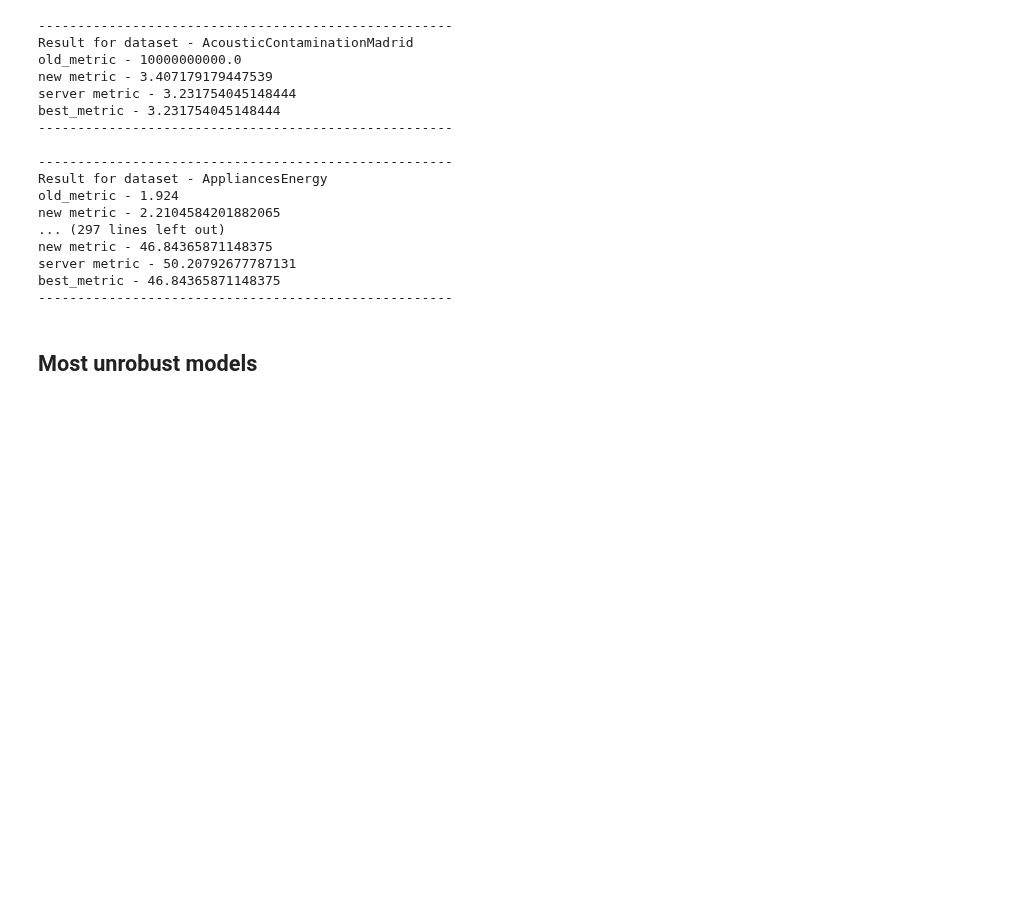
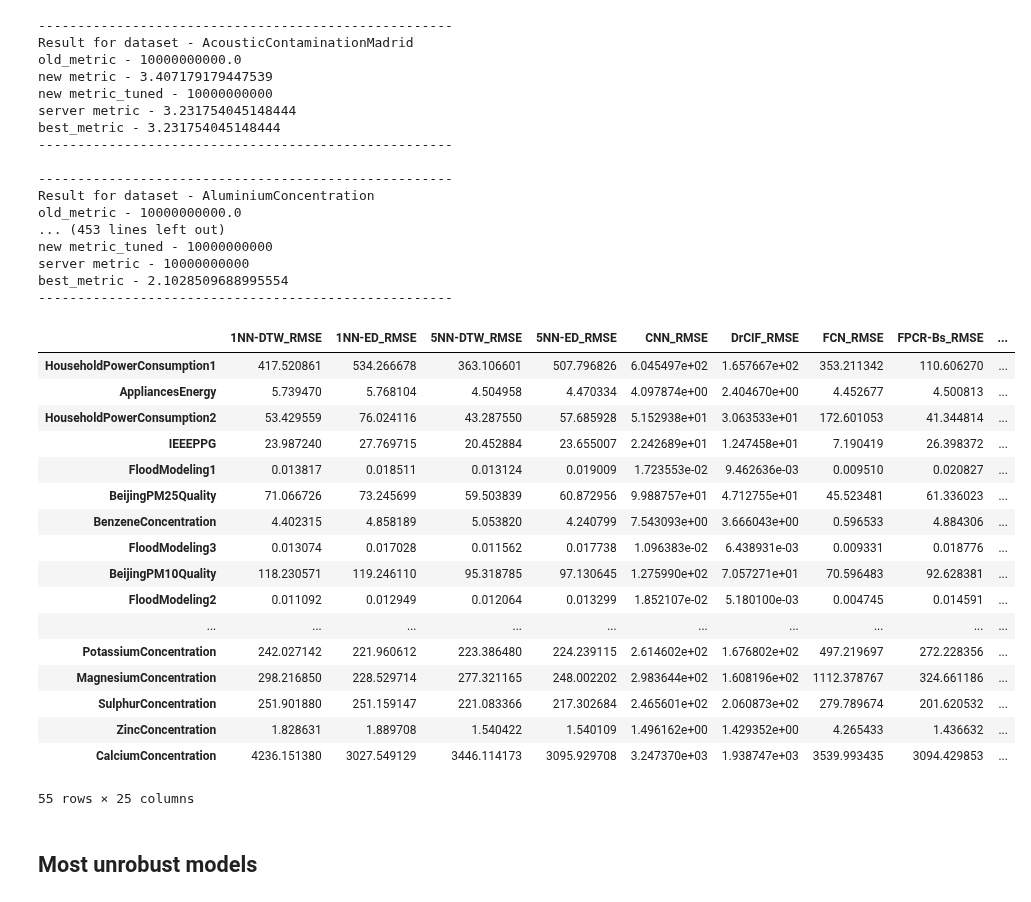
Before and after one commit to aimclub/Fedot.Industrial, a Jupyter notebook: examples/benchmark_example/analysis of results/analysis_regr.ipynb, the cells around one changed output. Saved outputs shown, nothing was run; the diff lists cells and outputs as text; code cells hidden in the pictures; blank space fills up the shorter version.

```diff
--- a/examples/benchmark_example/analysis of results/analysis_regr.ipynb
+++ b/examples/benchmark_example/analysis of results/analysis_regr.ipynb
@@ -17,6 +17,10 @@ for i in os.listdir(path_to_datasets):
         metric_report = Path(path_to_datasets, i, 'metrics_report.csv')
         data = pd.read_csv(metric_report, index_col=0)
         new_metric = float(data.loc[i, ['Fedot_Industrial']].values)
+        if 'Fedot_Industrial_finetuned' in data.columns:
+            new_metric_tuned = float(data.loc[i, ['Fedot_Industrial_finetuned']].values)
+        else:
+            new_metric_tuned = empty_result
         if i in os.listdir(path_to_server_results_2024):
             metric_report_server = Path(path_to_server_results_2024, i, 'metrics_report.csv')
             data_server = pd.read_csv(metric_report_server, index_col=0)
@@ -29,10 +33,12 @@ for i in os.listdir(path_to_datasets):
               f'Result for dataset - {i}\n'
               f'old_metric - {old_metric}\n'
               f'new metric - {new_metric}\n'
+               f'new metric_tuned - {new_metric_tuned}\n'
               f'server metric - {new_metric_server}\n'
               f'best_metric - {best_metric}\n'
               f'-----------------------------------------------------\n')
         reg_comp.loc[i, ['Fedot_Industrial_best']] = best_metric
+        reg_comp.loc[i, ['Fedot_Industrial_finetuned']] = new_metric_tuned
     except Exception as e:
         print(f"{e}")
         print(f"{i}")
@@ -41,18 +47,39 @@ for i in os.listdir(path_to_datasets):
 Result for dataset - AcousticContaminationMadrid
 old_metric - 10000000000.0
 new metric - 3.407179179447539
+new metric_tuned - 10000000000
 server metric - 3.231754045148444
 best_metric - 3.231754045148444
 -----------------------------------------------------
 
 -----------------------------------------------------
-Result for dataset - AppliancesEnergy
-old_metric - 1.924
-new metric - 2.2104584201882065
-... (297 lines left out)
-new metric - 46.84365871148375
-server metric - 50.20792677787131
-best_metric - 46.84365871148375
+Result for dataset - AluminiumConcentration
+old_metric - 10000000000.0
+... (453 lines left out)
+new metric_tuned - 10000000000
+server metric - 10000000000
+best_metric - 2.1028509688995554
 -----------------------------------------------------
 # %%
 reg_comp = reg_comp[reg_comp['Fedot_Industrial_best']!=empty_result]
+# %%
+reg_comp
+# %% [output]
+|  | 1NN-DTW_RMSE | 1NN-ED_RMSE | 5NN-DTW_RMSE | 5NN-ED_RMSE | CNN_RMSE | DrCIF_RMSE | FCN_RMSE | FPCR-Bs_RMSE | ... |
+| HouseholdPowerConsumption1 | 417.520861 | 534.266678 | 363.106601 | 507.796826 | 6.045497e+02 | 1.657667e+02 | 353.211342 | 110.606270 | ... |
+| AppliancesEnergy | 5.739470 | 5.768104 | 4.504958 | 4.470334 | 4.097874e+00 | 2.404670e+00 | 4.452677 | 4.500813 | ... |
+| HouseholdPowerConsumption2 | 53.429559 | 76.024116 | 43.287550 | 57.685928 | 5.152938e+01 | 3.063533e+01 | 172.601053 | 41.344814 | ... |
+| IEEEPPG | 23.987240 | 27.769715 | 20.452884 | 23.655007 | 2.242689e+01 | 1.247458e+01 | 7.190419 | 26.398372 | ... |
+| FloodModeling1 | 0.013817 | 0.018511 | 0.013124 | 0.019009 | 1.723553e-02 | 9.462636e-03 | 0.009510 | 0.020827 | ... |
+| BeijingPM25Quality | 71.066726 | 73.245699 | 59.503839 | 60.872956 | 9.988757e+01 | 4.712755e+01 | 45.523481 | 61.336023 | ... |
+| BenzeneConcentration | 4.402315 | 4.858189 | 5.053820 | 4.240799 | 7.543093e+00 | 3.666043e+00 | 0.596533 | 4.884306 | ... |
+| FloodModeling3 | 0.013074 | 0.017028 | 0.011562 | 0.017738 | 1.096383e-02 | 6.438931e-03 | 0.009331 | 0.018776 | ... |
+| BeijingPM10Quality | 118.230571 | 119.246110 | 95.318785 | 97.130645 | 1.275990e+02 | 7.057271e+01 | 70.596483 | 92.628381 | ... |
+| FloodModeling2 | 0.011092 | 0.012949 | 0.012064 | 0.013299 | 1.852107e-02 | 5.180100e-03 | 0.004745 | 0.014591 | ... |
+| ... | ... | ... | ... | ... | ... | ... | ... | ... | ... |
+| PotassiumConcentration | 242.027142 | 221.960612 | 223.386480 | 224.239115 | 2.614602e+02 | 1.676802e+02 | 497.219697 | 272.228356 | ... |
+| MagnesiumConcentration | 298.216850 | 228.529714 | 277.321165 | 248.002202 | 2.983644e+02 | 1.608196e+02 | 1112.378767 | 324.661186 | ... |
+| SulphurConcentration | 251.901880 | 251.159147 | 221.083366 | 217.302684 | 2.465601e+02 | 2.060873e+02 | 279.789674 | 201.620532 | ... |
+| ZincConcentration | 1.828631 | 1.889708 | 1.540422 | 1.540109 | 1.496162e+00 | 1.429352e+00 | 4.265433 | 1.436632 | ... |
+| CalciumConcentration | 4236.151380 | 3027.549129 | 3446.114173 | 3095.929708 | 3.247370e+03 | 1.938747e+03 | 3539.993435 | 3094.429853 | ... |
+55 rows × 25 columns
```
Also changed, not shown: parts of 9 cells of this notebook, 26 other files.
